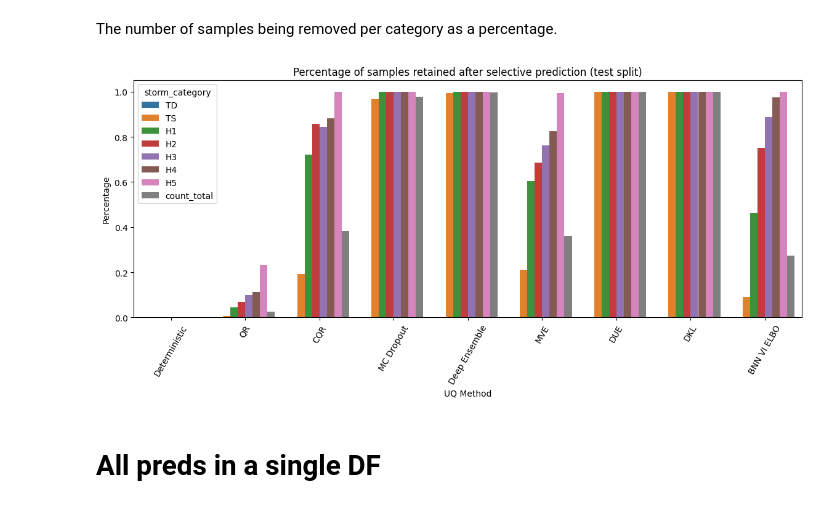
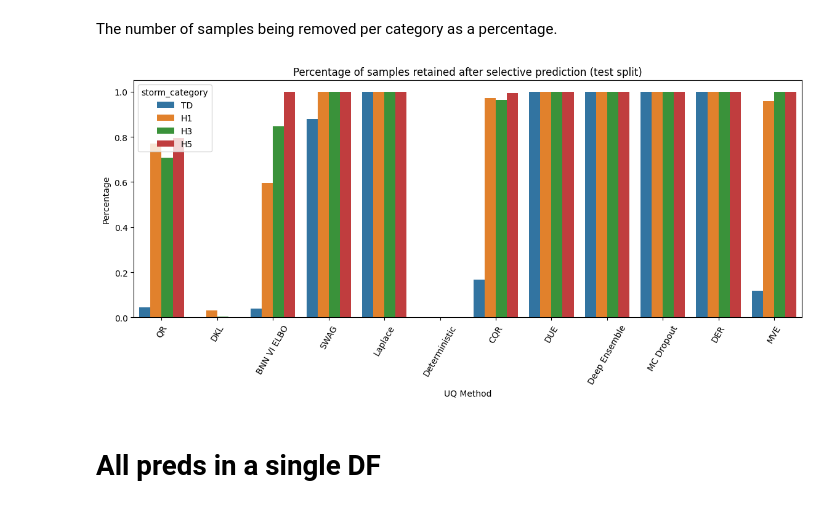
Before and after one commit to nilsleh/tropical_cyclone_uq, a Jupyter notebook: src/results_tropical.ipynb, the cells around one changed output. Drawn from its saved outputs; the diff is of its cells as text; code cells hidden in the pictures.

Commit message:
fixes to analysis notebook plot display

```diff
--- a/src/results_tropical.ipynb
+++ b/src/results_tropical.ipynb
@@ -69,8 +69,8 @@ VAR_TO_PLOT_LABEL = {
 # %%
 # specify directories to include in analysis
 directories = [
-    "/p/project/hai_uqmethodbox/experiment_output/keep_reg",
-    # "/p/project/hai_uqmethodbox/experiment_output/min_wind_speed_0"
+    # "/p/project/hai_uqmethodbox/experiment_output/keep_reg",
+    "/p/project/hai_uqmethodbox/experiment_output/min_wind_speed_0"
     # "/p/project/hai_uqmethodbox/experiment_output/digital_typhoon_check"
 ]
 paths = [file for directory in directories for file in glob.glob(os.path.join(directory, "*", "pred*.csv"))]
@@ -99,7 +99,7 @@ CLASS_LABELS = list(CLASS_BINS.keys())
 SELECTIVE_PROCEDURE = "absolute"
 
 # TODO map them to readable names
-STORM_DISPLAY_ORDER = ["all", "H1", "H3", "H4"]
+STORM_DISPLAY_ORDER = ["all", "TD", "H1", "H3", "H5"]
 
 DS_SPLIT = "test"
 # %%
@@ -545,27 +548,29 @@ sample_remain_pct.insert(0, ("UQ Method"), uq_metric_df["uqmethod"])
 # %%
 def plot_sample_percentage(sample_remain_pct, split_type):
     # Filter the DataFrame based on the split type
     count = sample_remain_pct[sample_remain_pct["split"]==f"preds_{split_type}"].reset_index(drop=True)
 
     # Melt the DataFrame to long format
     count = pd.melt(count, id_vars="UQ Method", value_vars=CLASS_LABELS+["count_total"], var_name="storm_category")
+
+    count = count[count["storm_category"].isin(STORM_DISPLAY_ORDER)]
 
     # Create the bar plot
     fig, ax = plt.subplots(1)
     sns.barplot(x="UQ Method", y="value", hue="storm_category", data=count, ax=ax)
     plt.ylabel("Percentage")
     plt.title(f"Percentage of samples retained after selective prediction ({split_type} split)")
     plt.xticks(rotation=60)
 
     # Set the x-tick labels using the VAR_TO_PLOT_LABEL dictionary
     ax.set_xticklabels([VAR_TO_PLOT_LABEL[label.get_text()] for label in ax.get_xticklabels()])
 
     plt.show()
 
 # Call the function with 'train' or 'val' as the argument
 plot_sample_percentage(sample_remain_pct, DS_SPLIT)
 # %% [output]
-[figure, old version]
+[figure, new version]
 # %% [markdown]
 # All preds in a single DF
 # %%
```
Also changed, not shown: parts of 27 cells of this notebook.
